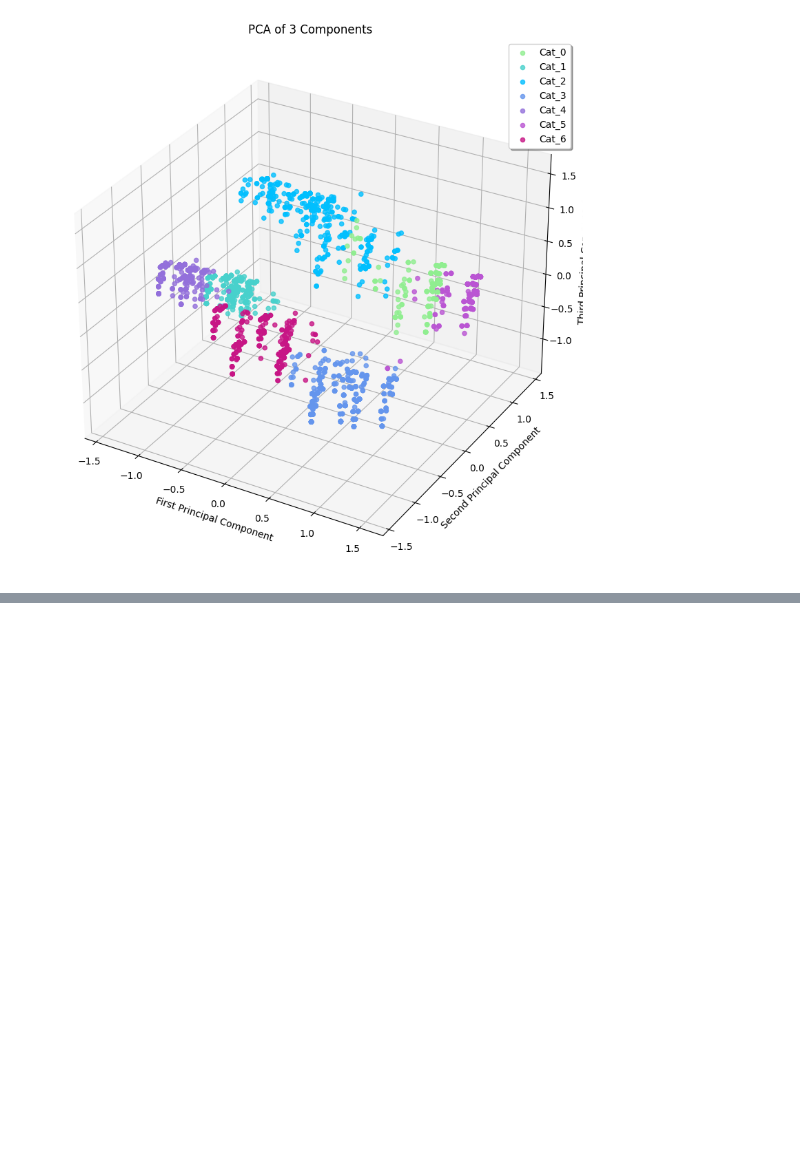
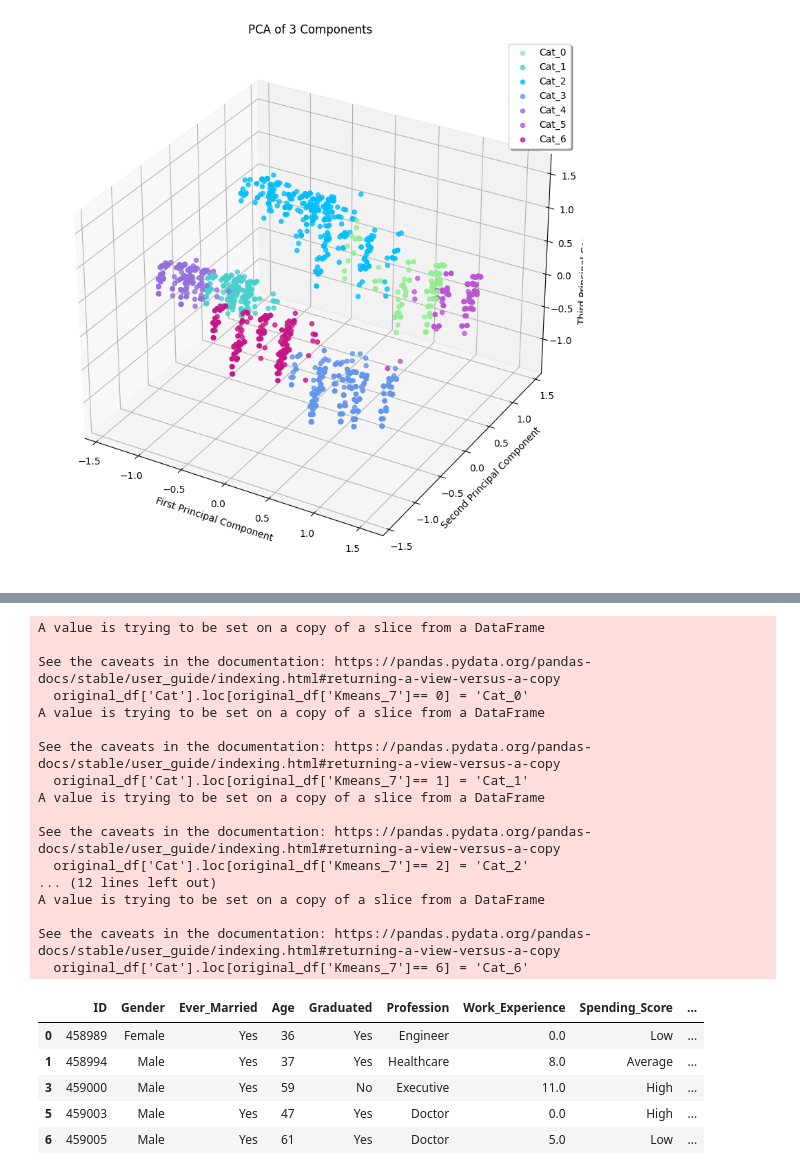
Before and after one commit to Korrin-F/tDS_Day_By_Days, a Jupyter notebook: Week 8 - Assignment_Unsupervised/Mini_unsupervised_P2.ipynb, the cells around one changed output, grey strips where cells are left out. Saved outputs shown, nothing was run; the diff lists cells and outputs as text; code cells hidden in the pictures; blank space fills up the shorter version.

```diff
--- a/Week 8 - Assignment_Unsupervised/Mini_unsupervised_P2.ipynb
+++ b/Week 8 - Assignment_Unsupervised/Mini_unsupervised_P2.ipynb
@@ -672,0 +731,45 @@ Cat_6
+# %%
+# remove null values from original dataset
+original_df.dropna(inplace=True)
+# %%
+# doing the same with the original dataset
+
+# creating a cluster category for the numbers
+original_df['Kmeans_7'] = clusters
+
+# creating a category with the cluster names
+original_df['Cat'] = 'No Data'
+
+original_df['Cat'].loc[original_df['Kmeans_7']== 0] = 'Cat_0'
+original_df['Cat'].loc[original_df['Kmeans_7']== 1] = 'Cat_1'
+original_df['Cat'].loc[original_df['Kmeans_7']== 2] = 'Cat_2'
+original_df['Cat'].loc[original_df['Kmeans_7']== 3] = 'Cat_3'
+original_df['Cat'].loc[original_df['Kmeans_7']== 4] = 'Cat_4'
+original_df['Cat'].loc[original_df['Kmeans_7']== 5] = 'Cat_5'
+original_df['Cat'].loc[original_df['Kmeans_7']== 6] = 'Cat_6'
+
+original_df.head()
+# %% [output]
+A value is trying to be set on a copy of a slice from a DataFrame
+
+See the caveats in the documentation: https://pandas.pydata.org/pandas-docs/stable/user_guide/indexing.html#returning-a-view-versus-a-copy
+  original_df['Cat'].loc[original_df['Kmeans_7']== 0] = 'Cat_0'
+A value is trying to be set on a copy of a slice from a DataFrame
+
+See the caveats in the documentation: https://pandas.pydata.org/pandas-docs/stable/user_guide/indexing.html#returning-a-view-versus-a-copy
+  original_df['Cat'].loc[original_df['Kmeans_7']== 1] = 'Cat_1'
+A value is trying to be set on a copy of a slice from a DataFrame
+
+See the caveats in the documentation: https://pandas.pydata.org/pandas-docs/stable/user_guide/indexing.html#returning-a-view-versus-a-copy
+  original_df['Cat'].loc[original_df['Kmeans_7']== 2] = 'Cat_2'
+... (12 lines left out)
+A value is trying to be set on a copy of a slice from a DataFrame
+
+See the caveats in the documentation: https://pandas.pydata.org/pandas-docs/stable/user_guide/indexing.html#returning-a-view-versus-a-copy
+  original_df['Cat'].loc[original_df['Kmeans_7']== 6] = 'Cat_6'
+|  | ID | Gender | Ever_Married | Age | Graduated | Profession | Work_Experience | Spending_Score | ... |
+| 0 | 458989 | Female | Yes | 36 | Yes | Engineer | 0.0 | Low | ... |
+| 1 | 458994 | Male | Yes | 37 | Yes | Healthcare | 8.0 | Average | ... |
+| 3 | 459000 | Male | Yes | 59 | No | Executive | 11.0 | High | ... |
+| 5 | 459003 | Male | Yes | 47 | Yes | Doctor | 0.0 | High | ... |
+| 6 | 459005 | Male | Yes | 61 | Yes | Doctor | 5.0 | Low | ... |
```
Also changed, not shown: parts of 7 cells of this notebook, 15 other files.
